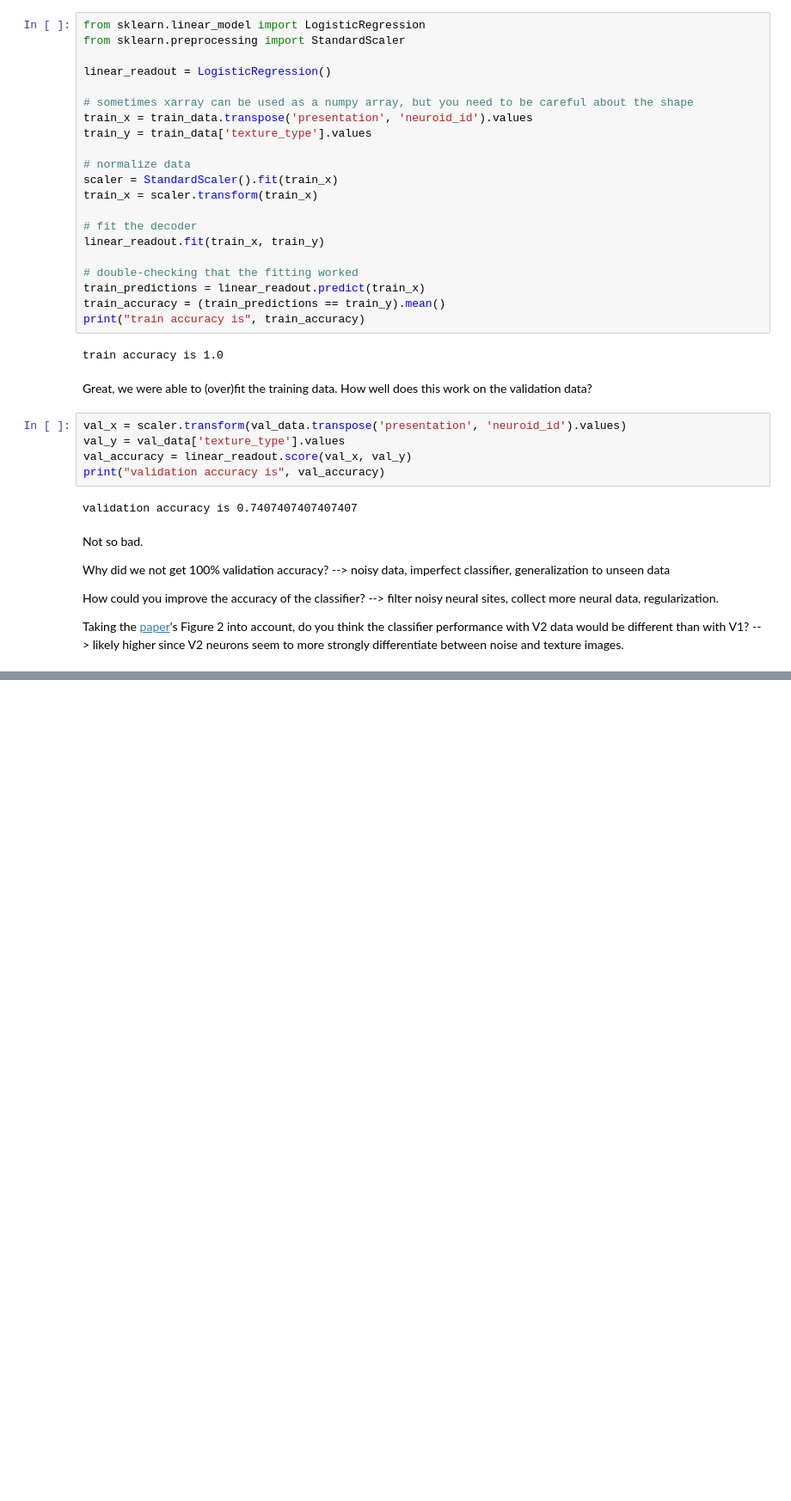
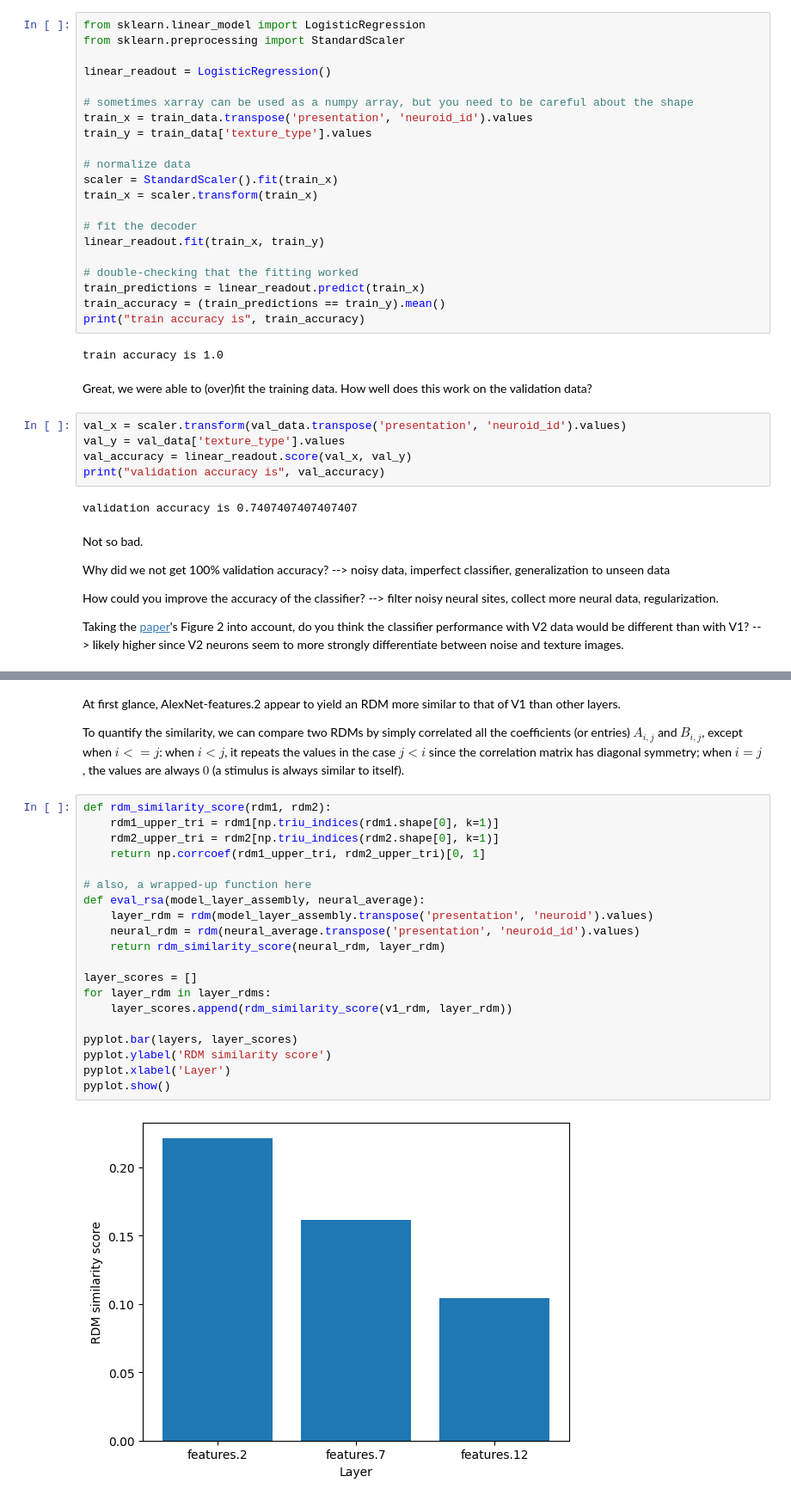
Before and after one commit to epflneuroailab/cajal2025, a Jupyter notebook: cajal2025.ipynb, the cells around one changed output, grey strips where cells are left out. Shown at 86% size. Saved outputs shown, nothing was run; the diff lists cells and outputs as text; blank space fills up the shorter version.

```diff
--- a/cajal2025.ipynb
+++ b/cajal2025.ipynb
@@ -494,0 +645,26 @@ Next, we come to the step of modeling. In this step, we try to establish models
+# %% [markdown]
+At first glance, AlexNet-features.2 appear to yield an RDM more similar to that of V1 than other layers.
+
+To quantify the similarity, we can compare two RDMs by simply correlated all the coefficients (or entries) $A_{i,j}$ and $B_{i,j}$, except when $i<=j$: when $i< j$, it repeats the values in the case $j< i$ since the correlation matrix has diagonal symmetry; when $i=j$, the values are always $0$ (a stimulus is always similar to itself).
+# %%
+def rdm_similarity_score(rdm1, rdm2):
+    rdm1_upper_tri = rdm1[np.triu_indices(rdm1.shape[0], k=1)]
+    rdm2_upper_tri = rdm2[np.triu_indices(rdm2.shape[0], k=1)]
+    return np.corrcoef(rdm1_upper_tri, rdm2_upper_tri)[0, 1]
+
+# also, a wrapped-up function here
+def eval_rsa(model_layer_assembly, neural_average):
+    layer_rdm = rdm(model_layer_assembly.transpose('presentation', 'neuroid').values)
+    neural_rdm = rdm(neural_average.transpose('presentation', 'neuroid_id').values)
+    return rdm_similarity_score(neural_rdm, layer_rdm)
+
+layer_scores = []
+for layer_rdm in layer_rdms:
+    layer_scores.append(rdm_similarity_score(v1_rdm, layer_rdm))
+
+pyplot.bar(layers, layer_scores)
+pyplot.ylabel('RDM similarity score')
+pyplot.xlabel('Layer')
+pyplot.show()
+# %% [output]
+[figure, added]
```
Also changed, not shown: parts of 31 cells of this notebook.
